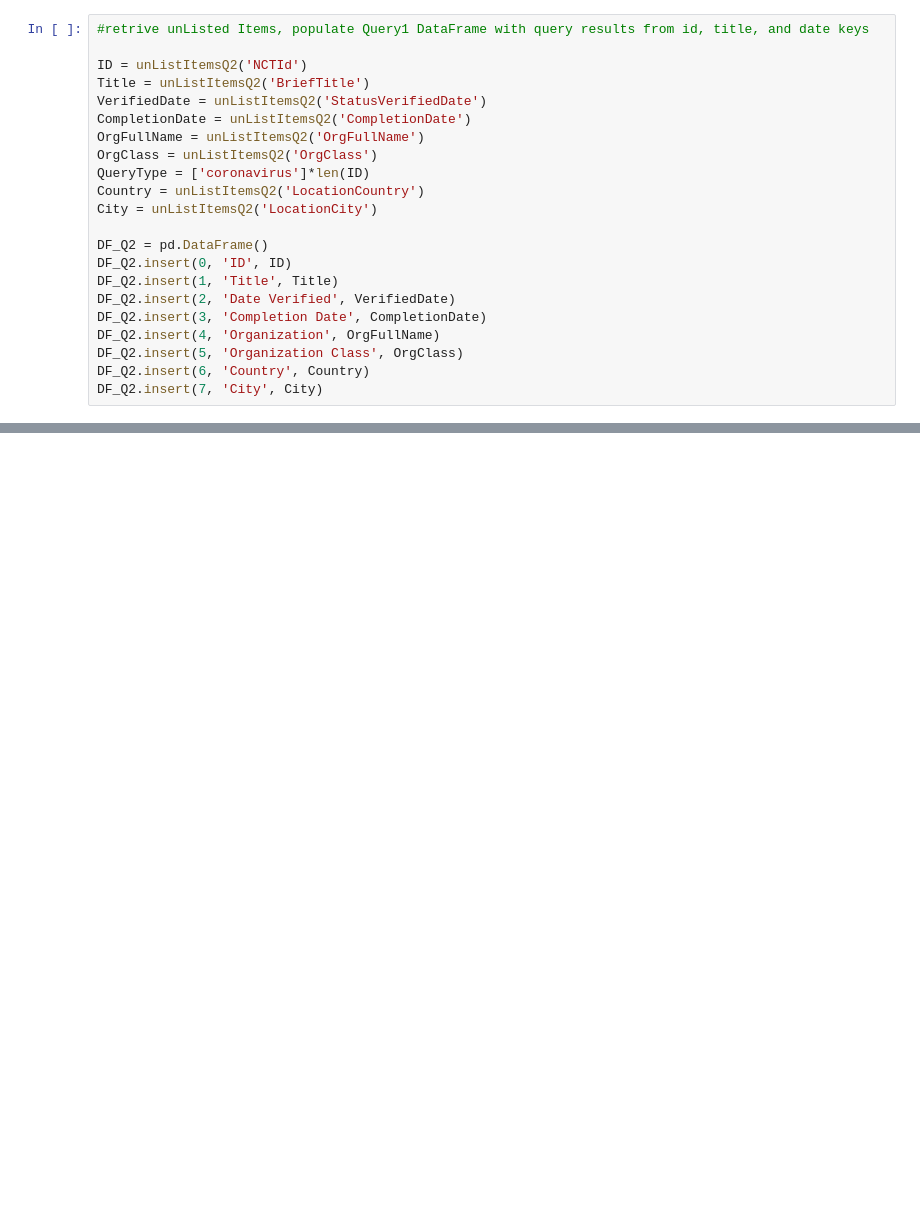
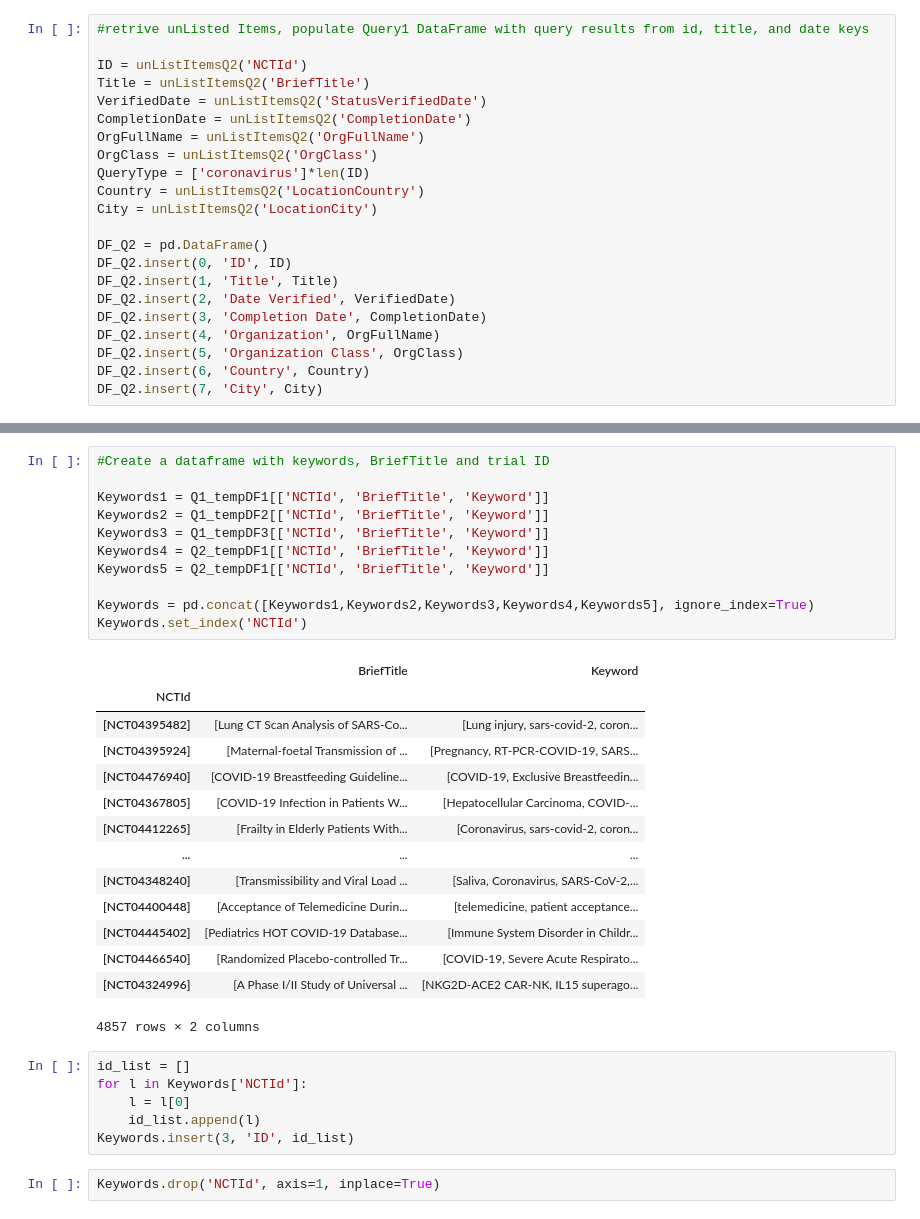
Before and after one commit to nick-nasse/pyd-pyper, a Jupyter notebook: COVID_DATE.ipynb, the cells around one changed output, grey strips where cells are left out. Cells and saved outputs as stored; diff of their text form; blank space fills up the shorter version.

```diff
--- a/COVID_DATE.ipynb
+++ b/COVID_DATE.ipynb
@@ -322,0 +317,34 @@ DF_QQ
+# %%
+#Create a dataframe with keywords, BriefTitle and trial ID
+
+Keywords1 = Q1_tempDF1[['NCTId', 'BriefTitle', 'Keyword']]
+Keywords2 = Q1_tempDF2[['NCTId', 'BriefTitle', 'Keyword']]
+Keywords3 = Q1_tempDF3[['NCTId', 'BriefTitle', 'Keyword']]
+Keywords4 = Q2_tempDF1[['NCTId', 'BriefTitle', 'Keyword']]
+Keywords5 = Q2_tempDF1[['NCTId', 'BriefTitle', 'Keyword']]
+
+Keywords = pd.concat([Keywords1,Keywords2,Keywords3,Keywords4,Keywords5], ignore_index=True)
+Keywords.set_index('NCTId')
+# %% [output]
+|  | BriefTitle | Keyword |
+| NCTId |  |  |
+| [NCT04395482] | [Lung CT Scan Analysis of SARS-Co... | [Lung injury, sars-covid-2, coron... |
+| [NCT04395924] | [Maternal-foetal Transmission of ... | [Pregnancy, RT-PCR-COVID-19, SARS... |
+| [NCT04476940] | [COVID-19 Breastfeeding Guideline... | [COVID-19, Exclusive Breastfeedin... |
+| [NCT04367805] | [COVID-19 Infection in Patients W... | [Hepatocellular Carcinoma, COVID-... |
+| [NCT04412265] | [Frailty in Elderly Patients With... | [Coronavirus, sars-covid-2, coron... |
+| ... | ... | ... |
+| [NCT04348240] | [Transmissibility and Viral Load ... | [Saliva, Coronavirus, SARS-CoV-2,... |
+| [NCT04400448] | [Acceptance of Telemedicine Durin... | [telemedicine, patient acceptance... |
+| [NCT04445402] | [Pediatrics HOT COVID-19 Database... | [Immune System Disorder in Childr... |
+| [NCT04466540] | [Randomized Placebo-controlled Tr... | [COVID-19, Severe Acute Respirato... |
+| [NCT04324996] | [A Phase I/II Study of Universal ... | [NKG2D-ACE2 CAR-NK, IL15 superago... |
+4857 rows × 2 columns
+# %%
+id_list = []
+for l in Keywords['NCTId']:
+    l = l[0]
+    id_list.append(l)
+Keywords.insert(3, 'ID', id_list)
+# %%
+Keywords.drop('NCTId', axis=1, inplace=True)
```
Also changed, not shown: parts of 20 cells of this notebook.
